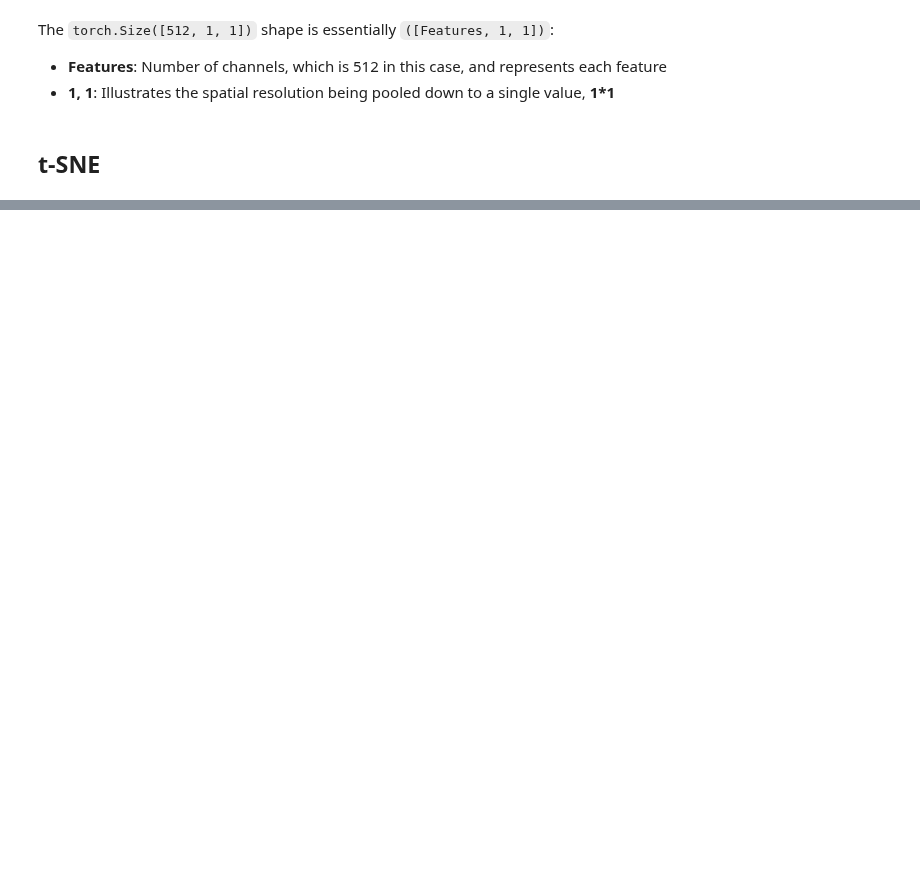
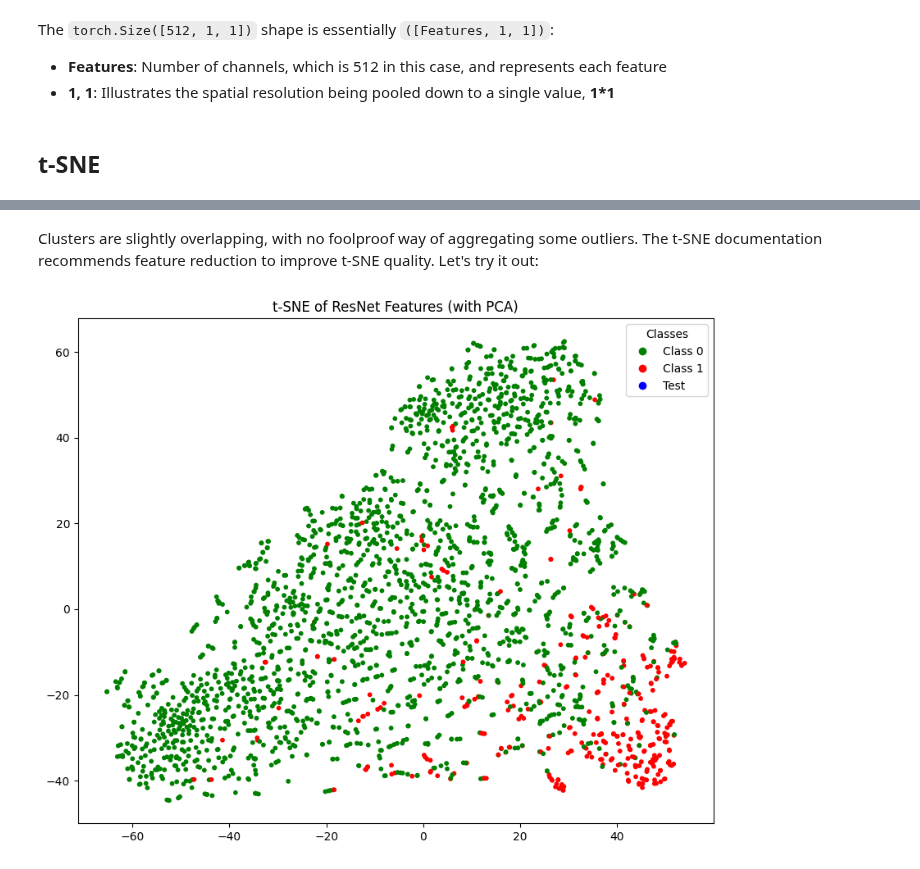
Before and after one commit to rafael-andre1/AI-for-Interstitial-Lung-Disease-Classification, a Jupyter notebook: 4 - modelDevelopment/4.2 - evalAsPatient/Part2 - aggregateFeatures.ipynb, the cells around one changed output, grey strips where cells are left out. Saved outputs shown, nothing was run; the diff lists cells and outputs as text; code cells hidden in the pictures; blank space fills up the shorter version.

```diff
--- a/4 - modelDevelopment/4.2 - evalAsPatient/Part2 - aggregateFeatures.ipynb
+++ b/4 - modelDevelopment/4.2 - evalAsPatient/Part2 - aggregateFeatures.ipynb
@@ -459,0 +444,6 @@ RuntimeError: stack expects each tensor to be equal size, but got [512] at entry
+# %% [markdown]
+Clusters are slightly overlapping, with no foolproof way of aggregating some outliers. The t-SNE documentation recommends feature reduction to improve t-SNE quality. Let's try it out:
+# %%
+plotTSNE(features_reshaped, labels, apply_pca=True)
+# %% [output]
+[figure, added]
```
Also changed, not shown: parts of 23 cells of this notebook, 1 other file.
